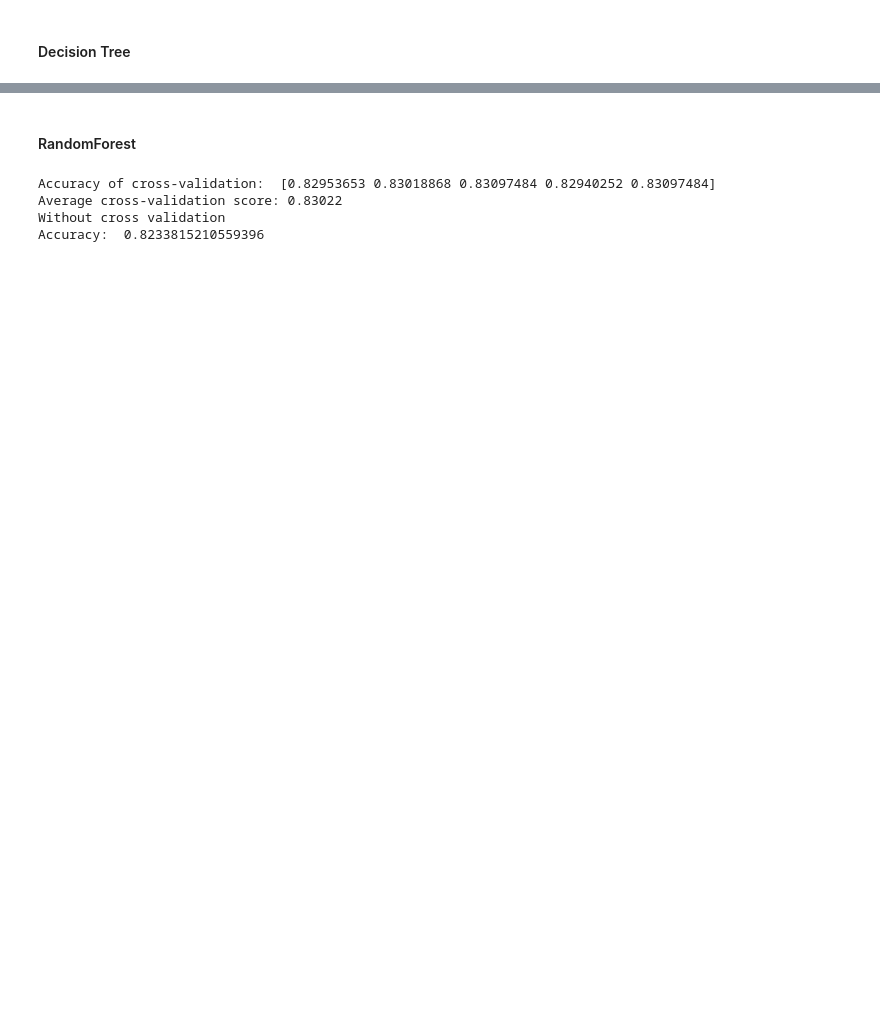
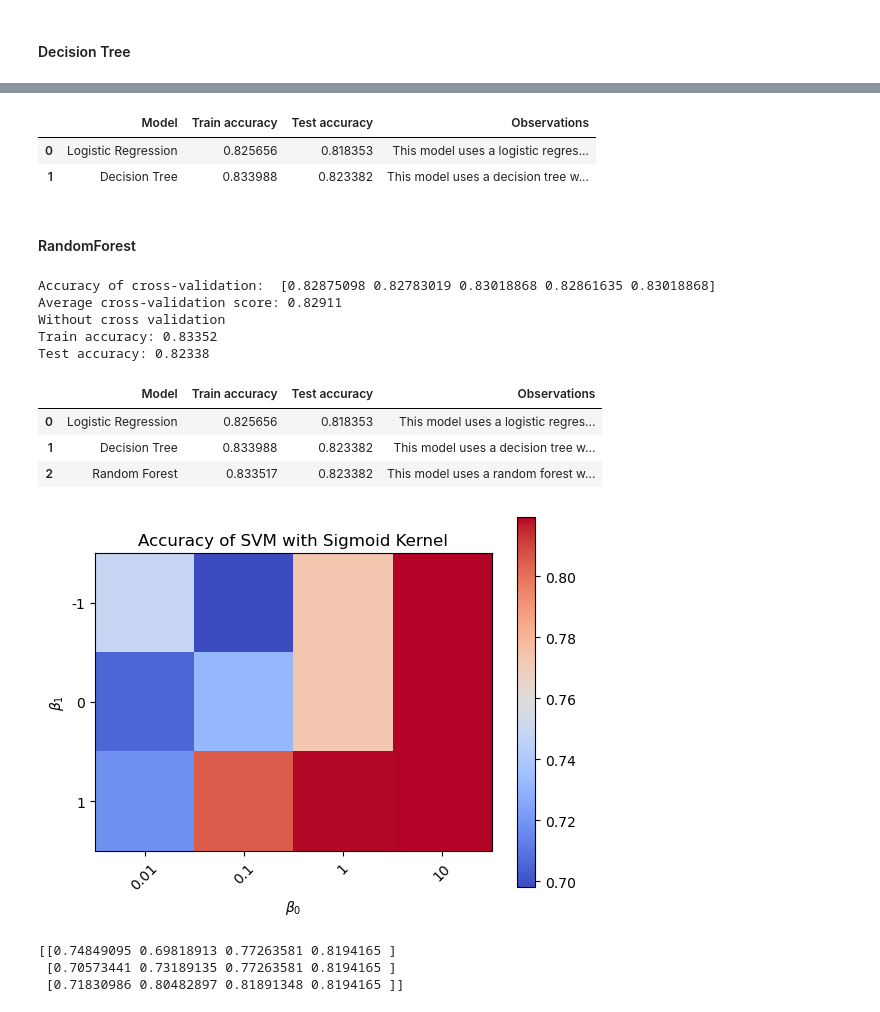
Before and after one commit to afrincon2/Machine_learning, a Jupyter notebook: Cross_Validation_LogisticRegression_and_Trees/Cross_validation.ipynb, the cells around one changed output, grey strips where cells are left out. Drawn from its saved outputs; the diff is of its cells as text; code cells hidden in the pictures; blank space fills up the shorter version.

```diff
--- a/Cross_Validation_LogisticRegression_and_Trees/Cross_validation.ipynb
+++ b/Cross_Validation_LogisticRegression_and_Trees/Cross_validation.ipynb
@@ -275,3 +274,9 @@ Accuracy:  0.8233815210559396
+# %%
+table_models
+# %% [output]
+|  | Model | Train accuracy | Test accuracy | Observations |
+| 0 | Logistic Regression | 0.825656 | 0.818353 | This model uses a logistic regres... |
+| 1 | Decision Tree | 0.833988 | 0.823382 | This model uses a decision tree w... |
 # %% [markdown]
 #### RandomForest
 # %%
@@ -289,12 +294,63 @@ print("Average cross-validation score: %.5f" % np.mean(scores))
 
 
 print("Without cross validation")
+# Fit the classifier to the training data
 clf.fit(X_train, y_train)
-y_pred = clf.predict(X_test)
-accuracy = accuracy_score(y_test, y_pred)
-print("Accuracy: ", accuracy)
+training_score= clf.score(X_train, y_train)
+print("Train accuracy: %.5f" % training_score)
+# Evaluate the classifier on the test data
+test_score = clf.score(X_test, y_test)
+print("Test accuracy: %.5f" % test_score)
+table_models.loc[2] = ['Random Forest', training_score, test_score, "This model uses a random forest with max_depth=7 and with indepent variables as d_age, intelligence_o, funny_o as indepedent variables"]
 # %% [output]
-Accuracy of cross-validation:  [0.82953653 0.83018868 0.83097484 0.82940252 0.83097484]
-Average cross-validation score: 0.83022
+Accuracy of cross-validation:  [0.82875098 0.82783019 0.83018868 0.82861635 0.83018868]
+Average cross-validation score: 0.82911
 Without cross validation
-Accuracy:  0.8233815210559396
+Train accuracy: 0.83352
+Test accuracy: 0.82338
+# %%
+table_models
+# %% [output]
+|  | Model | Train accuracy | Test accuracy | Observations |
+| 0 | Logistic Regression | 0.825656 | 0.818353 | This model uses a logistic regres... |
+| 1 | Decision Tree | 0.833988 | 0.823382 | This model uses a decision tree w... |
+| 2 | Random Forest | 0.833517 | 0.823382 | This model uses a random forest w... |
+# %%
+import matplotlib.pyplot as plt
+# Split the dataset into training and testing sets
+X_train, X_test, y_train, y_test = train_test_split(X, y, random_state=42)
+
+# Create SVM models with different values of C and gamma
+coef0s = [-1, 0, 1]
+gammas = [0.01, 0.1, 1, 10]
+models = []
+scores_training=[]
+for c in coef0s:
+    for gamma in gammas:
+        model = SVC(kernel='sigmoid', coef0=c, gamma=gamma, random_state=42)
+        model.fit(X_train, y_train)
+        score_train = model.score(X_train, y_train)
+        scores_training.append(score_train)
+        models.append(model)
+
+# Evaluate the models on the testing data
+scores_testing = []
+for model in models:
+    score = model.score(X_test, y_test)
+    scores_testing.append(score)
+# Plot the scores as a heatmap
+scores = np.array(scores_testing).reshape(len(coef0s), len(gammas))
+plt.imshow(scores, interpolation='nearest', cmap='coolwarm')
+plt.xticks(np.arange(len(gammas)), gammas, rotation=45)
+plt.yticks(np.arange(len(coef0s)), coef0s)
+plt.xlabel(r'$\beta_0$')
+plt.ylabel(r'$\beta_1$')
+plt.colorbar()
+plt.title('Accuracy of SVM with Sigmoid Kernel')
+plt.show()
+print(scores)
+# %% [output]
+[figure, added]
+[[0.74849095 0.69818913 0.77263581 0.8194165 ]
+ [0.70573441 0.73189135 0.77263581 0.8194165 ]
+ [0.71830986 0.80482897 0.81891348 0.8194165 ]]
```
Also changed, not shown: parts of 5 cells of this notebook.
